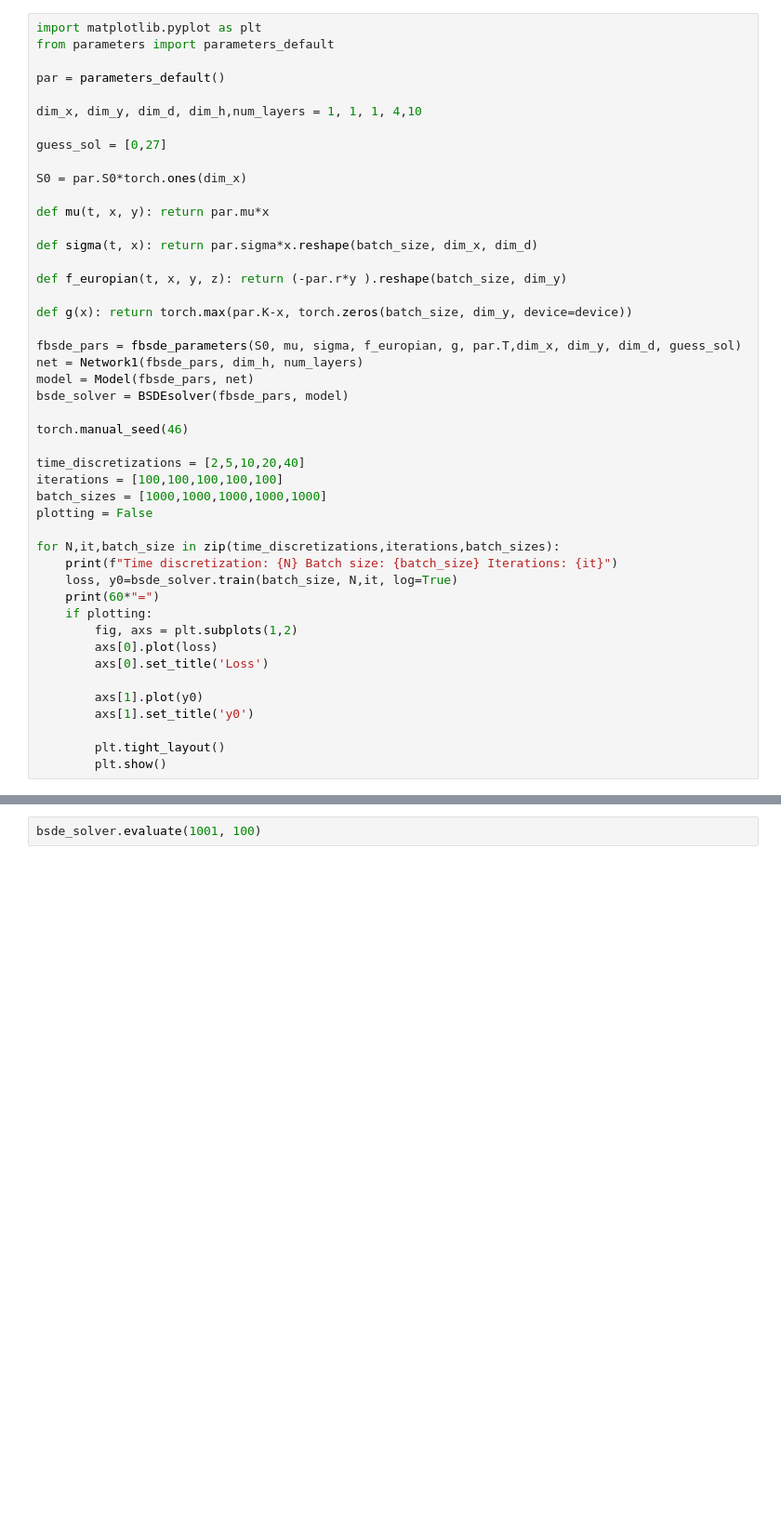
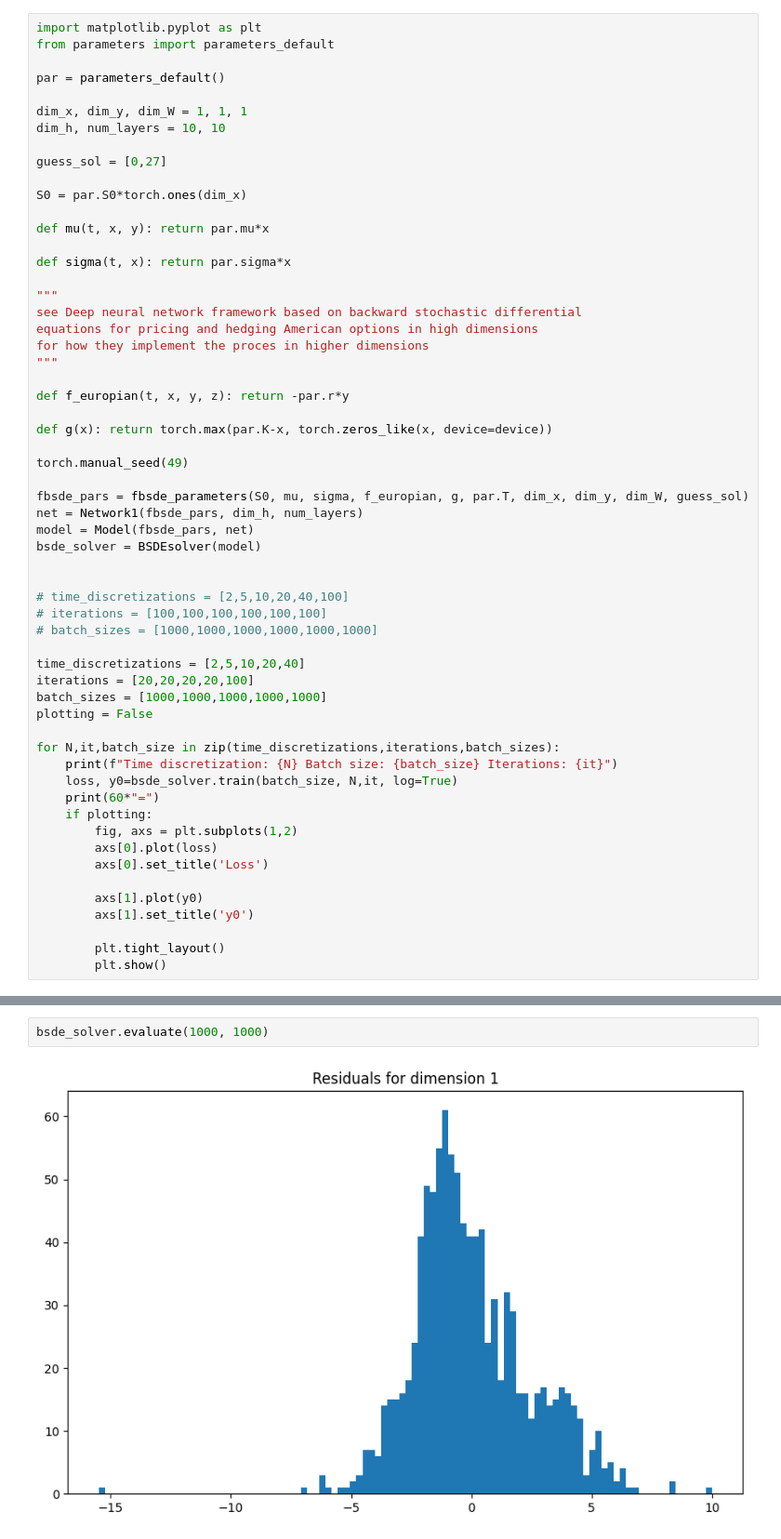
Before and after one commit to ISIPINK/Assignment_Financial_Mathematics_2024, a Jupyter notebook: deep_BSDE.ipynb, the cells around one changed output, grey strips where cells are left out. Shown: that part at 93% size. Drawn from its saved outputs; the diff is of its cells as text; blank space fills up the shorter version.

```diff
--- a/deep_BSDE.ipynb
+++ b/deep_BSDE.ipynb
@@ -273,7 +276,8 @@ from parameters import parameters_default
 
 par = parameters_default()
 
-dim_x, dim_y, dim_d, dim_h,num_layers = 1, 1, 1, 4,10
+dim_x, dim_y, dim_W = 1, 1, 1
+dim_h, num_layers = 10, 10
 
 guess_sol = [0,27]
 
@@ -281,21 +285,32 @@ S0 = par.S0*torch.ones(dim_x)
 
 def mu(t, x, y): return par.mu*x
 
-def sigma(t, x): return par.sigma*x.reshape(batch_size, dim_x, dim_d)
+def sigma(t, x): return par.sigma*x
 
-def f_europian(t, x, y, z): return (-par.r*y ).reshape(batch_size, dim_y)
+"""
+see Deep neural network framework based on backward stochastic differential
+equations for pricing and hedging American options in high dimensions
+for how they implement the proces in higher dimensions
+"""
 
-def g(x): return torch.max(par.K-x, torch.zeros(batch_size, dim_y, device=device))
+def f_europian(t, x, y, z): return -par.r*y
 
-fbsde_pars = fbsde_parameters(S0, mu, sigma, f_europian, g, par.T,dim_x, dim_y, dim_d, guess_sol)
+def g(x): return torch.max(par.K-x, torch.zeros_like(x, device=device))
+
+torch.manual_seed(49)
+
+fbsde_pars = fbsde_parameters(S0, mu, sigma, f_europian, g, par.T, dim_x, dim_y, dim_W, guess_sol)
 net = Network1(fbsde_pars, dim_h, num_layers)
 model = Model(fbsde_pars, net)
-bsde_solver = BSDEsolver(fbsde_pars, model)
+bsde_solver = BSDEsolver(model)
 
-torch.manual_seed(46)
+
+# time_discretizations = [2,5,10,20,40,100]
+# iterations = [100,100,100,100,100,100]
+# batch_sizes = [1000,1000,1000,1000,1000,1000]
 
 time_discretizations = [2,5,10,20,40]
-iterations = [100,100,100,100,100]
+iterations = [20,20,20,20,100]
 batch_sizes = [1000,1000,1000,1000,1000]
 plotting = False
 
@@ -333,4 +348,5 @@ loss:   14.80 y0:   14.09 done: 95.00% Iteration: 95
 ============================================================
 # %%
-bsde_solver.evaluate(1001, 100)
+bsde_solver.evaluate(1000, 1000)
 # %% [output]
+[figure, added]
```
Also changed, not shown: parts of 6 cells of this notebook.
